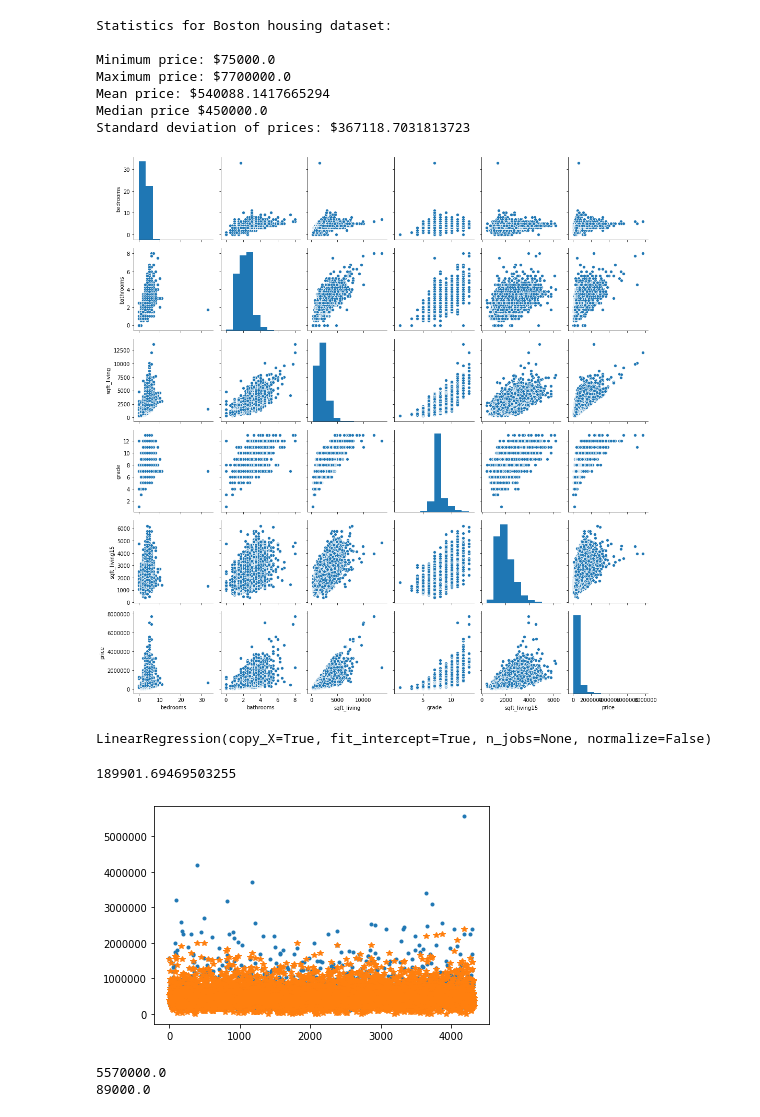
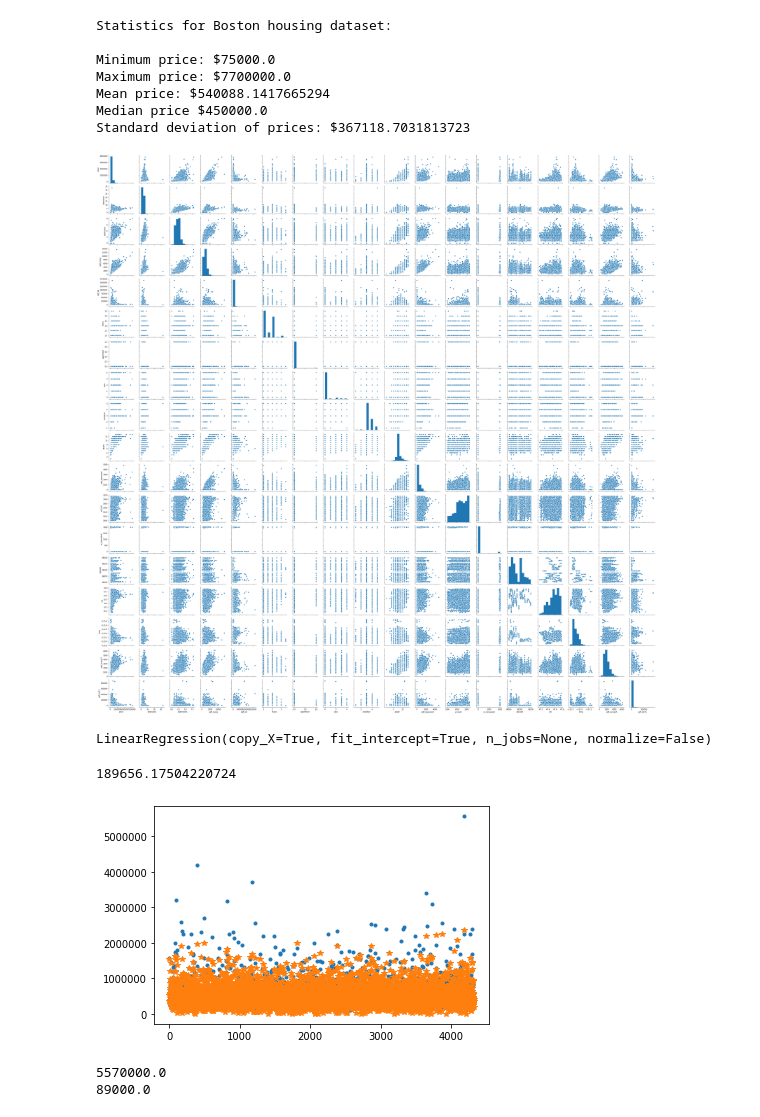
Before and after one commit to Khadija-Khaled/House-Price-Prediction, a Jupyter notebook: housing_price_prediction.ipynb, the cells around one changed output. Cells and saved outputs as stored; diff of their text form; code cells hidden in the pictures.

```diff
--- a/housing_price_prediction.ipynb
+++ b/housing_price_prediction.ipynb
@@ -16,7 +16,7 @@ dataset = pd.read_csv('kc_house_data.csv')
 #>0.5 = bedrooms,bathroomss, sqft_living,grade,sqft_above and sqft_living15 are features with corr > 0.5
 #sqft_living and sqft_above have corr>0.8 and have almost same meaning and contribution, so we should
 #choose only one of them
-dataset = dataset.drop(["id","date"], axis=1)
+dataset = dataset.drop(["id","date","sqft_above"], axis=1)
 # %%
 training_data = dataset.iloc[:,1:].values
 goal_data = dataset.iloc[:,0].values
@@ -31,35 +31,35 @@ minimum_price = np.min(goal_data)
 maximum_price = np.max(goal_data)
 
 # Mean price of the data
 mean_price = np.mean(goal_data)
 
 # Median price of the data
 median_price = np.median(goal_data)
 
 # Standard deviation of prices of the data
 std_price = np.std(goal_data)
 
 # Show the calculated statistics
 print("Statistics for Boston housing dataset:\n")
 print("Minimum price: ${}".format(minimum_price))
 print("Maximum price: ${}".format(maximum_price))
 print("Mean price: ${}".format(mean_price))
 print("Median price ${}".format(median_price))
 print("Standard deviation of prices: ${}".format(std_price))
 
 
 #Calculate and show pairplot to see the relations between different features and price
-sns.pairplot(df, height = 2.5)
+sns.pairplot(dataset, height = 2.5)
 plt.tight_layout()
 # %% [output]
 Statistics for Boston housing dataset:
 
 Minimum price: $75000.0
 Maximum price: $7700000.0
 Mean price: $540088.1417665294
 Median price $450000.0
 Standard deviation of prices: $367118.7031813723
-[figure, old version]
+[figure, new version]
 # %%
 ##this part has been commented as some values are meant to be zero, not NAN
 ##filling in empty cells with the mean of values of the column
@@ -94,12 +94,12 @@ goal_predict = linear_model.predict(test_set)
 test_set_rmse = (np.sqrt(mean_squared_error(goal_test, abs(goal_predict))))
 print(test_set_rmse)
 # %% [output]
-189901.69469503255
+189656.17504220724
 # %%
 plt.plot(goal_test, '.', abs(goal_predict),'*')
 plt.show()
 # %% [output]
-[figure, old version]
+[figure, new version]
 # %%
 goal_test
 print(np.max(goal_test))
```
Also changed, not shown: parts of 1 cell of this notebook.
